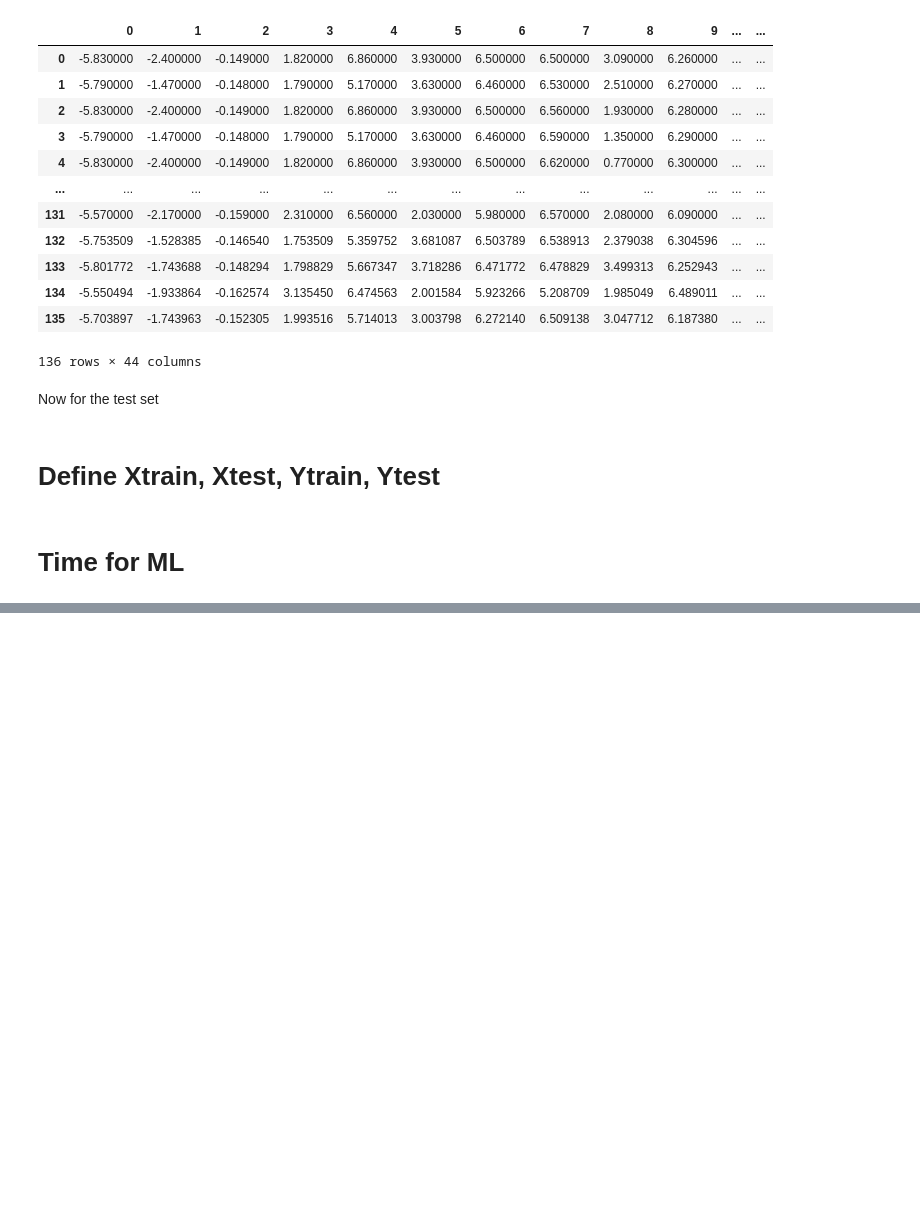
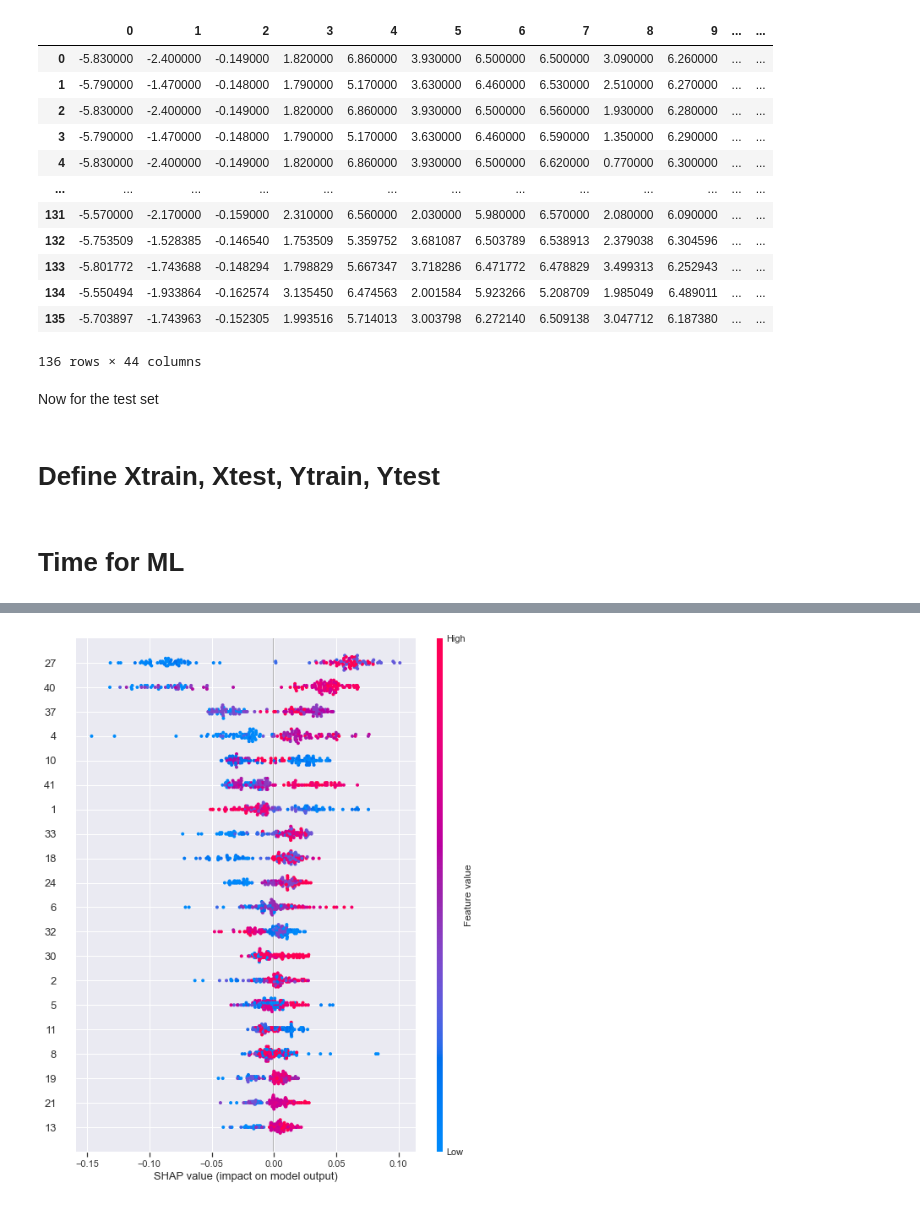
Before and after one commit to duartegroup/PythiaChem, a Jupyter notebook: Classification-DFT.ipynb, the cells around one changed output, grey strips where cells are left out. Drawn from its saved outputs; the diff is of its cells as text; code cells hidden in the pictures; blank space fills up the shorter version.

Commit message:
Add files via upload
SHAP

```diff
--- a/Classification-DFT.ipynb
+++ b/Classification-DFT.ipynb
@@ -891,0 +949,33 @@ m_index
+# %%
+classifier = RandomForestClassifier
+# %%
+#loading and preparing the data
+X = features_smote_df
+X = scaling.autoscale(X)
+y = classes_smote_df
+columns = features_smote_df.columns.tolist()
+
+kf = KFold(n_splits=5,shuffle=True)
+
+list_shap_values = list()
+list_test_sets = list()
+for train_index, test_index in kf.split(X):
+    X_train, X_test = X.iloc[train_index], X.iloc[test_index]
+    y_train, y_test = y.iloc[train_index], y.iloc[test_index]
+    X_train = pd.DataFrame(X_train,columns=columns)
+    X_test = pd.DataFrame(X_test,columns=columns)
+
+    #training model
+    clf = classifier(random_state=0)
+    clf.fit(X_train, y_train)
+
+    #explaining model
+    explainer = shap.KernelExplainer(clf.predict_proba, X_train)
+
+#     For tree like models you can use
+#     explainer = shap.TreeExplainer(clf)
+
+    shap_values = explainer.shap_values(X_test)
+    #for each iteration we save the test_set index and the shap_values
+    list_shap_values.append(shap_values)
+    list_test_sets.append(test_index)
@@ -891,0 +1026,9 @@ m_index
+# %%
+#combining results from all iterations
+test_set = list_test_sets[0]
+shap_values = np.array(list_shap_values[0])
+for i in range(1,len(list_test_sets)):
+    test_set = np.concatenate((test_set,list_test_sets[i]),axis=0)
+    shap_values = np.concatenate((shap_values,np.array(list_shap_values[i])),axis=1)
+#bringing back variable names
+X_test = pd.DataFrame(X.iloc[test_set],columns=columns)
@@ -891,0 +1051,5 @@ m_index
+# %%
+#creating explanation plot for the whole experiment, the first dimension from shap_values indicate the class we are predicting (0=0, 1=1)
+shap.summary_plot(shap_values[1], X_test)
+# %% [output]
+[figure, added]
```
Also changed, not shown: parts of 21 cells of this notebook.
